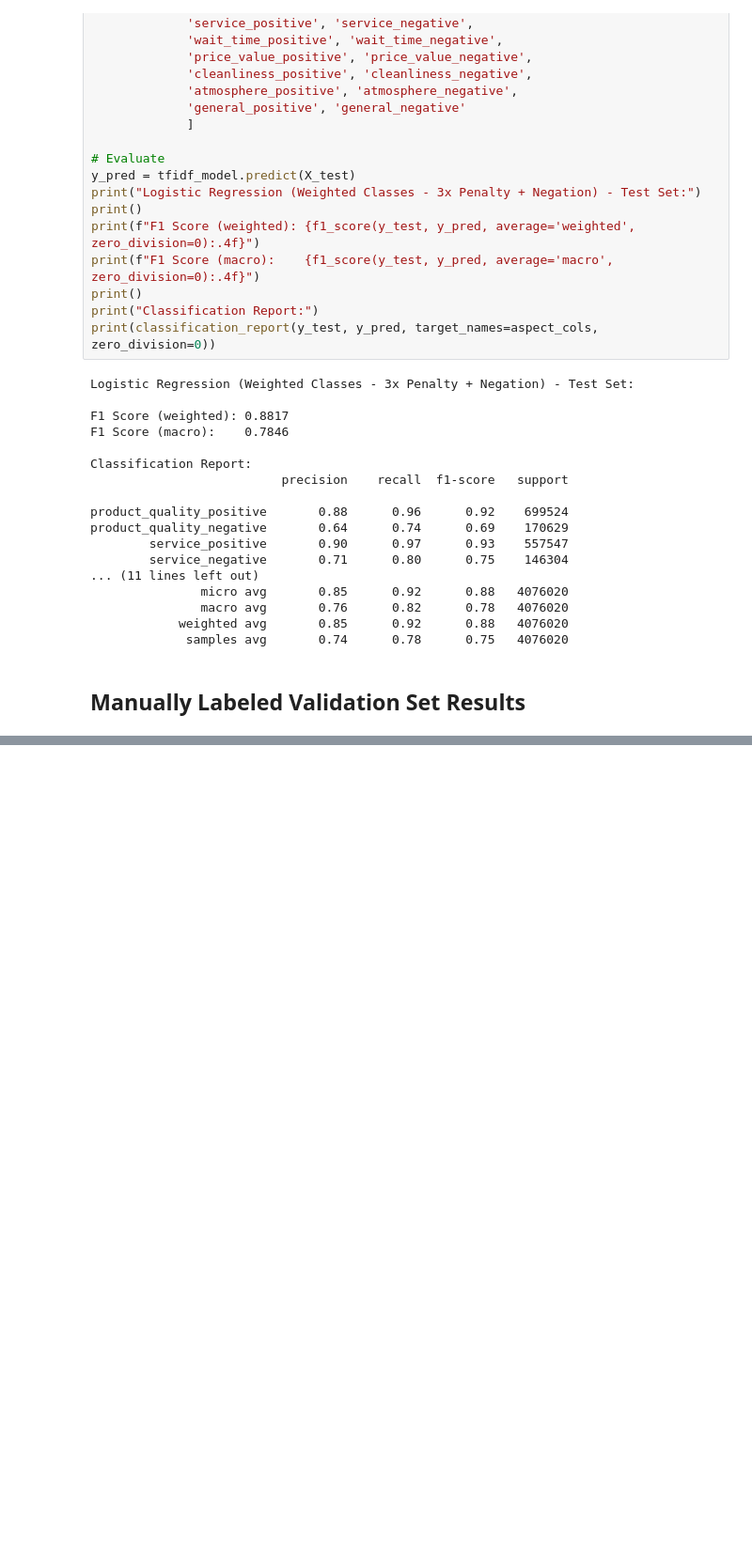
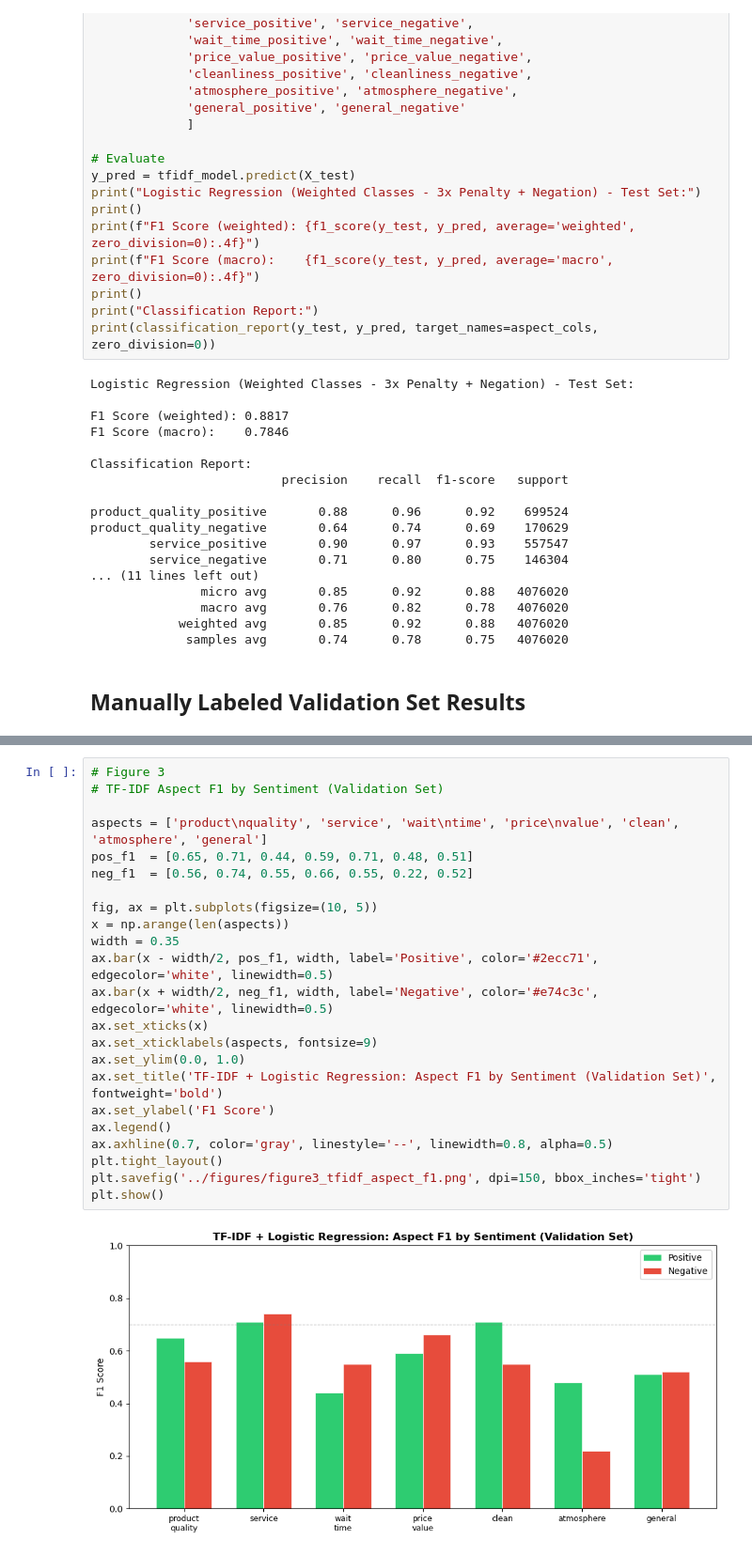
Before and after one commit to zmosDS/google_review_insights, a Jupyter notebook: notebooks/05b_model_tfidf_eval.ipynb, the cells around one changed output, grey strips where cells are left out. Shown at 94% size. Saved outputs shown, nothing was run; the diff lists cells and outputs as text; blank space fills up the shorter version.

```diff
--- a/notebooks/05b_model_tfidf_eval.ipynb
+++ b/notebooks/05b_model_tfidf_eval.ipynb
@@ -186,0 +173,25 @@ plt.show()
+# %%
+# Figure 3
+# TF-IDF Aspect F1 by Sentiment (Validation Set)
+
+aspects = ['product\nquality', 'service', 'wait\ntime', 'price\nvalue', 'clean', 'atmosphere', 'general']
+pos_f1  = [0.65, 0.71, 0.44, 0.59, 0.71, 0.48, 0.51]
+neg_f1  = [0.56, 0.74, 0.55, 0.66, 0.55, 0.22, 0.52]
+
+fig, ax = plt.subplots(figsize=(10, 5))
+x = np.arange(len(aspects))
+width = 0.35
+ax.bar(x - width/2, pos_f1, width, label='Positive', color='#2ecc71', edgecolor='white', linewidth=0.5)
+ax.bar(x + width/2, neg_f1, width, label='Negative', color='#e74c3c', edgecolor='white', linewidth=0.5)
+ax.set_xticks(x)
+ax.set_xticklabels(aspects, fontsize=9)
+ax.set_ylim(0.0, 1.0)
+ax.set_title('TF-IDF + Logistic Regression: Aspect F1 by Sentiment (Validation Set)', fontweight='bold')
+ax.set_ylabel('F1 Score')
+ax.legend()
+ax.axhline(0.7, color='gray', linestyle='--', linewidth=0.8, alpha=0.5)
+plt.tight_layout()
+plt.savefig('../figures/figure3_tfidf_aspect_f1.png', dpi=150, bbox_inches='tight')
+plt.show()
+# %% [output]
+[figure, added]
```
Also changed, not shown: parts of 8 cells of this notebook, 5 other files.
